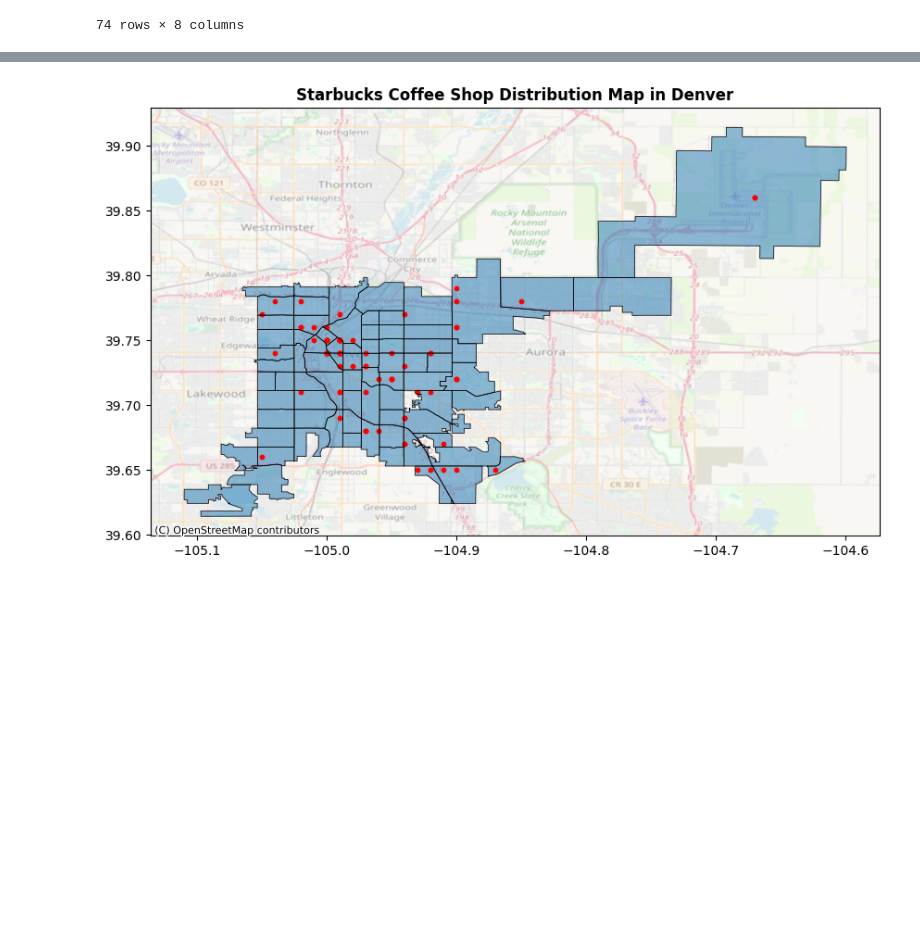
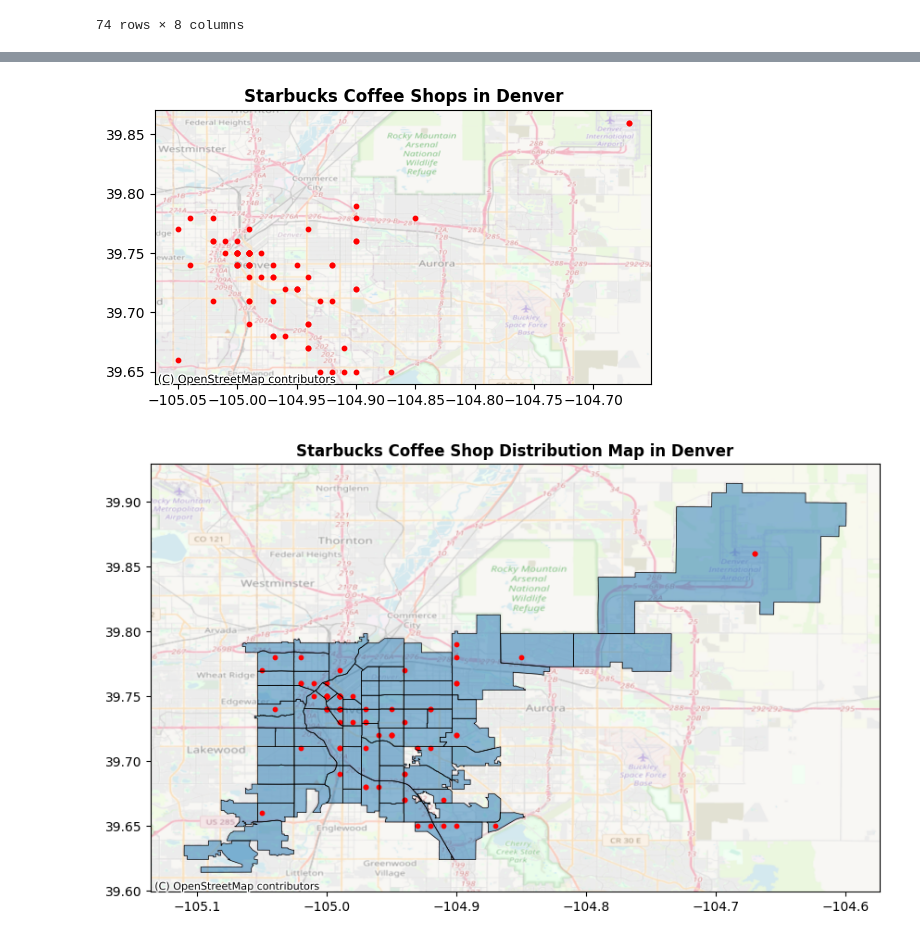
Before and after one commit to ataozarslan/New_Coffee_Shop, a Jupyter notebook: coffee_shop.ipynb, the cells around one changed output, grey strips where cells are left out. Saved outputs shown, nothing was run; the diff lists cells and outputs as text; code cells hidden in the pictures; blank space fills up the shorter version.

```diff
--- a/coffee_shop.ipynb
+++ b/coffee_shop.ipynb
@@ -212,3 +216,12 @@ denver
+# %%
+import contextily as cx
+
+denver_plot = denver.plot(color='red', markersize=10)
+plt.title('Starbucks Coffee Shops in Denver', weight='bold')
+
+cx.add_basemap(denver_plot, crs='EPSG:4326', source=cx.providers.OpenStreetMap.Mapnik, alpha=0.5);
+# %% [output]
+[figure, added]
 # %%
 import contextily as cx
 
```
Also changed, not shown: parts of 2 cells of this notebook.
